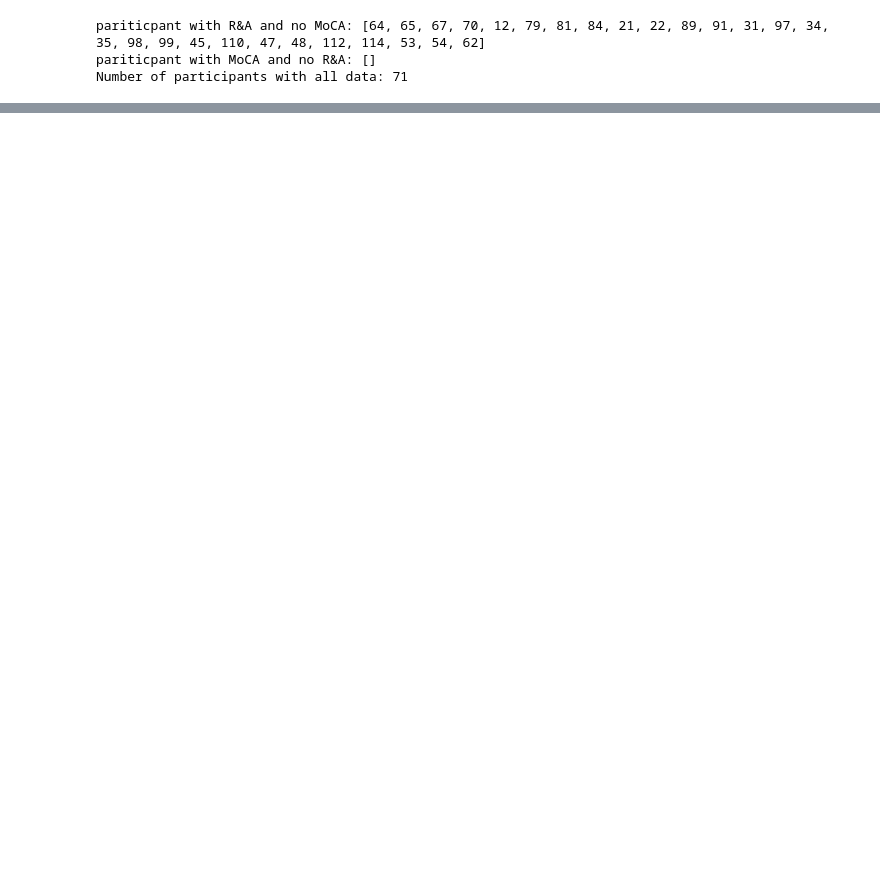
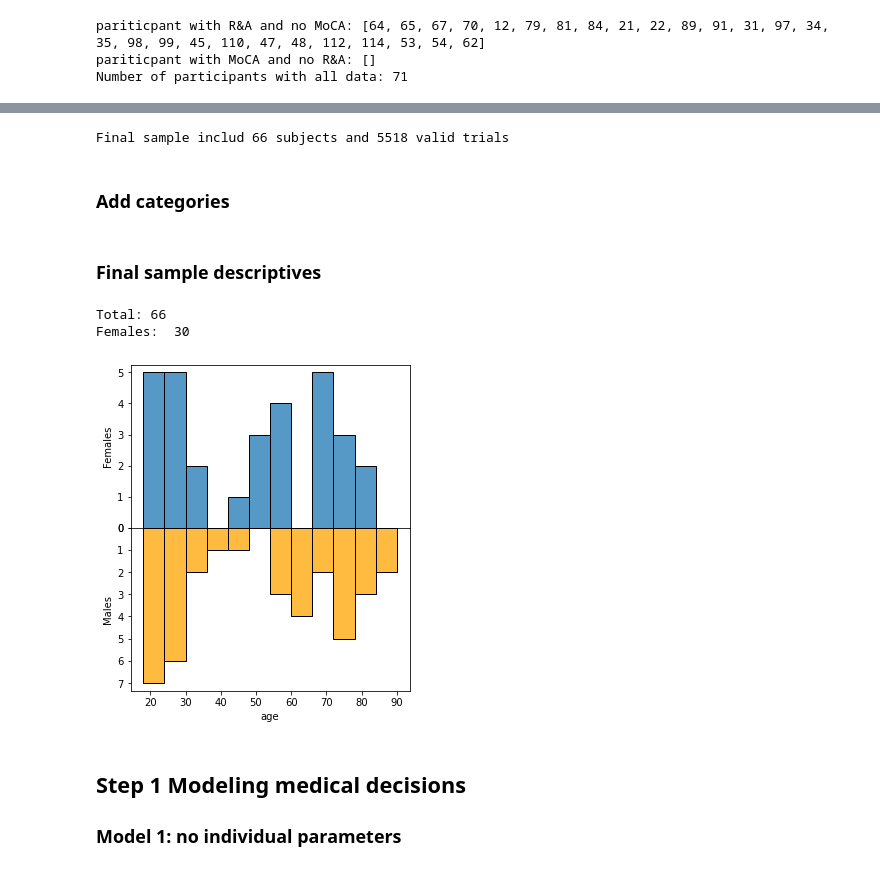
Before and after one commit to KoremNSN/Aging, a Jupyter notebook: RiskAmbiguity/RnA_modelbased_analysis.ipynb, the cells around one changed output, grey strips where cells are left out. Cells and saved outputs as stored; diff of their text form; code cells hidden in the pictures; blank space fills up the shorter version.

```diff
--- a/RiskAmbiguity/RnA_modelbased_analysis.ipynb
+++ b/RiskAmbiguity/RnA_modelbased_analysis.ipynb
@@ -140,8 +81,0 @@ Final sample includ 68 subjects and 5669 valid trials
-# %%
-db_mon['level']= np.where(db_mon["value"] == 5, 1,
-                          np.where(db_mon["value"] == 8, 2,
-                                   np.where(db_mon["value"] == 12, 3, 4)))
-
-db_med['level']= np.where(db_med["value"] == 5, 1,
-                          np.where(db_med["value"] == 8, 2,
-                                   np.where(db_med["value"] == 12, 3, 4)))
@@ -965,0 +154,19 @@ mon_beta.to_netcdf("data/mon_trace_beta.nc")
+# %%
+# remove missing trials
+db_mon = db_mon.dropna()
+db_mon['choice'] = db_mon['choice'].astype('int')
+
+# sort dataframe based on subject, makes it easier to compare the output of the models.
+db_mon = db_mon.sort_values('sub').reset_index(drop=True)
+
+# add serial number for participants
+db_mon['subn'] = db_mon['sub'].rank(method='dense').astype(int)-1
+
+n_subs = db_mon['subn'].unique().shape[0]
+sub_idx = db_mon.subn.tolist()
+
+print("Final sample includ {} subjects and {} valid trials".format(n_subs, len(sub_idx)))
+# %% [output]
+Final sample includ 66 subjects and 5518 valid trials
+# %% [markdown]
+### Add categories
@@ -965,0 +185,35 @@ mon_beta.to_netcdf("data/mon_trace_beta.nc")
+# %%
+db_mon['level']= db_mon['value'].rank(method='dense').astype(int)
+
+db_mon['l1'] = db_mon.level > 0
+db_mon['l2'] = db_mon.level > 1
+db_mon['l3'] = db_mon.level > 2
+db_mon['l4'] = db_mon.level > 3
+
+db_mon['l1'] = db_mon['l1'].astype(int)
+db_mon['l2'] = db_mon['l2'].astype(int)
+db_mon['l3'] = db_mon['l3'].astype(int)
+db_mon['l4'] = db_mon['l4'].astype(int)
+# %% [markdown]
+### Final sample descriptives
+# %%
+participants = db_mon.drop_duplicates(['sub'])
+fig, ax = plt.subplots(2, 1, figsize=(5, 6),sharex=True)
+
+sns.histplot(participants[participants['gender']=='F']['age'], binwidth=6, ax=ax[0])
+sns.histplot(participants[participants['gender']=='M']['age'], binwidth=6, color='orange', ax=ax[1])
+
+ax[0].set(ylabel='Females', xlabel='')
+ax[1].set(ylabel='Males')
+ax[1].invert_yaxis()
+
+plt.subplots_adjust(wspace=0, hspace=0)
+print("Total:", participants.shape[0], "\nFemales: ", participants[participants['gender']=='F'].shape[0])
+# %% [output]
+Total: 66
+Females:  30
+[figure, added]
+# %% [markdown]
+## Step 1 Modeling medical decisions
+
+### Model 1: no individual parameters
```
Also changed, not shown: parts of 90 cells of this notebook.
